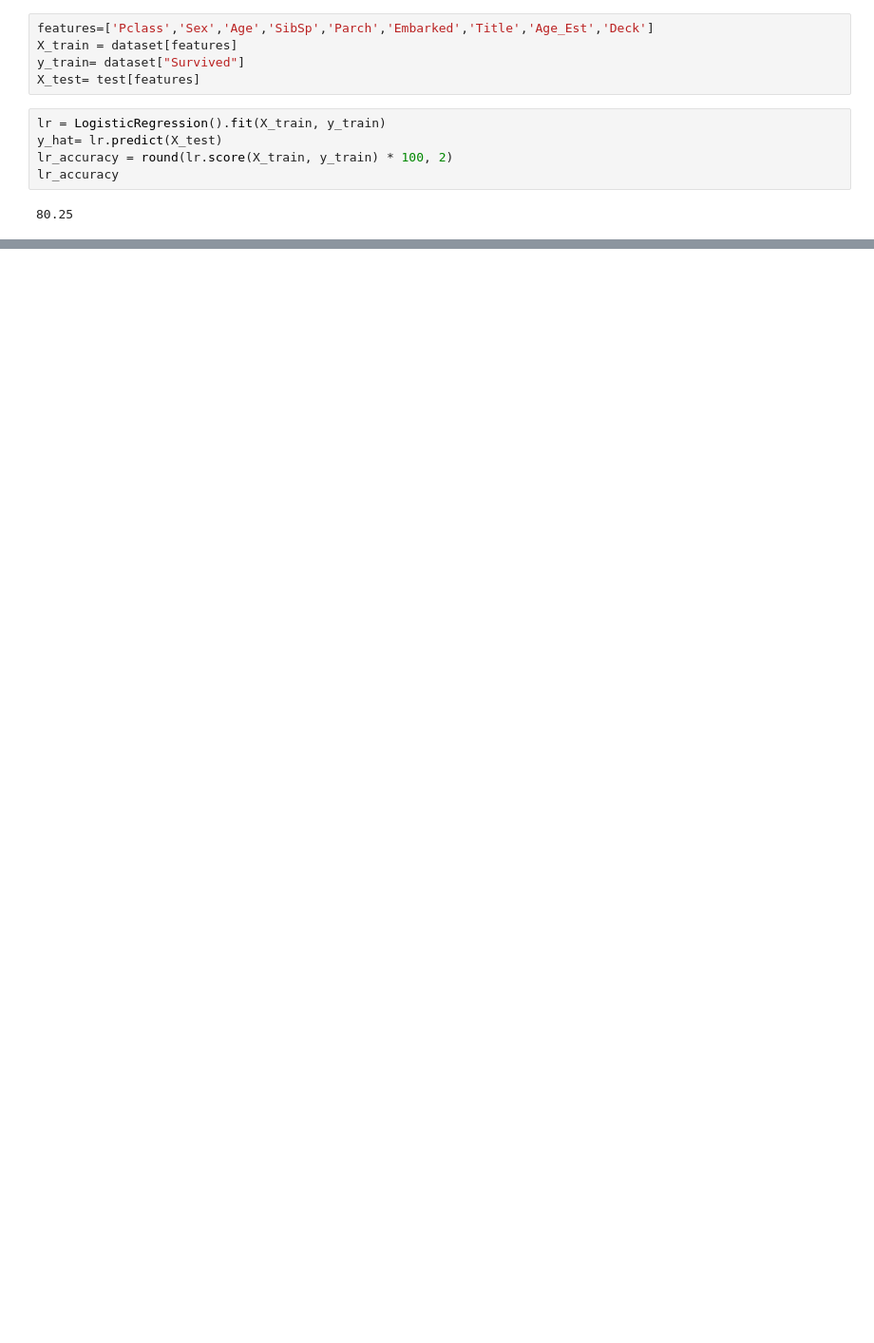
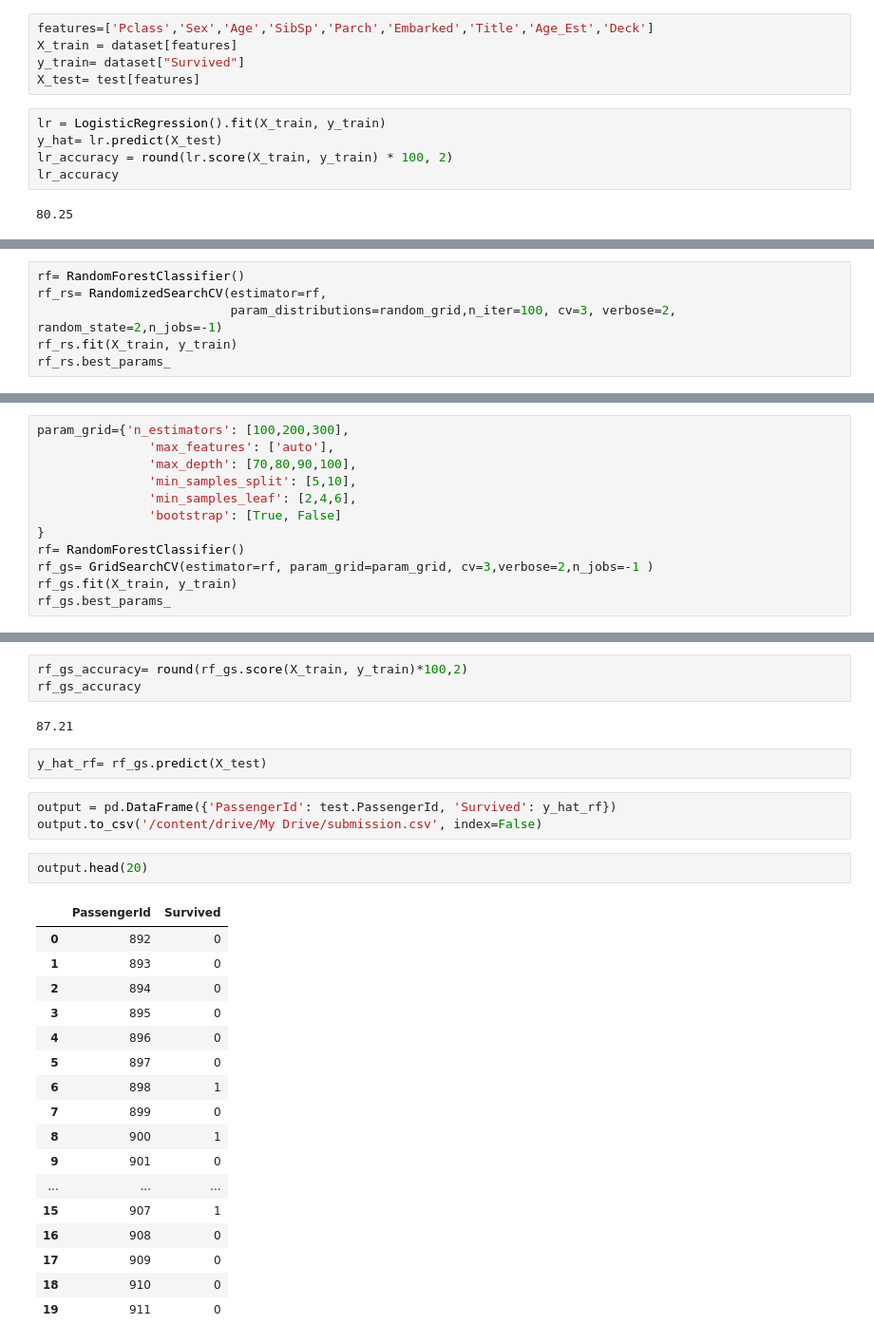
Before and after one commit to anuradhaboche/test, a Jupyter notebook: Titanic.ipynb, the cells around one changed output, grey strips where cells are left out. Shown at 95% size. Saved outputs shown, nothing was run; the diff lists cells and outputs as text; blank space fills up the shorter version.

```diff
--- a/Titanic.ipynb
+++ b/Titanic.ipynb
@@ -688,0 +687,6 @@ svc_accuracy
+# %%
+rf= RandomForestClassifier()
+rf_rs= RandomizedSearchCV(estimator=rf,
+                          param_distributions=random_grid,n_iter=100, cv=3, verbose=2, random_state=2,n_jobs=-1)
+rf_rs.fit(X_train, y_train)
+rf_rs.best_params_
@@ -688,0 +707,12 @@ svc_accuracy
+# %%
+param_grid={'n_estimators': [100,200,300],
+               'max_features': ['auto'],
+               'max_depth': [70,80,90,100],
+               'min_samples_split': [5,10],
+               'min_samples_leaf': [2,4,6],
+               'bootstrap': [True, False]
+}
+rf= RandomForestClassifier()
+rf_gs= GridSearchCV(estimator=rf, param_grid=param_grid, cv=3,verbose=2,n_jobs=-1 )
+rf_gs.fit(X_train, y_train)
+rf_gs.best_params_
@@ -688,0 +732,30 @@ svc_accuracy
+# %%
+rf_gs_accuracy= round(rf_gs.score(X_train, y_train)*100,2)
+rf_gs_accuracy
+# %% [output]
+87.21
+# %%
+y_hat_rf= rf_gs.predict(X_test)
+# %%
+output = pd.DataFrame({'PassengerId': test.PassengerId, 'Survived': y_hat_rf})
+output.to_csv('/content/drive/My Drive/submission.csv', index=False)
+# %%
+output.head(20)
+# %% [output]
+|  | PassengerId | Survived |
+| 0 | 892 | 0 |
+| 1 | 893 | 0 |
+| 2 | 894 | 0 |
+| 3 | 895 | 0 |
+| 4 | 896 | 0 |
+| 5 | 897 | 0 |
+| 6 | 898 | 1 |
+| 7 | 899 | 0 |
+| 8 | 900 | 1 |
+| 9 | 901 | 0 |
+| ... | ... | ... |
+| 15 | 907 | 1 |
+| 16 | 908 | 0 |
+| 17 | 909 | 0 |
+| 18 | 910 | 0 |
+| 19 | 911 | 0 |
```
Also changed, not shown: parts of 16 cells of this notebook.
